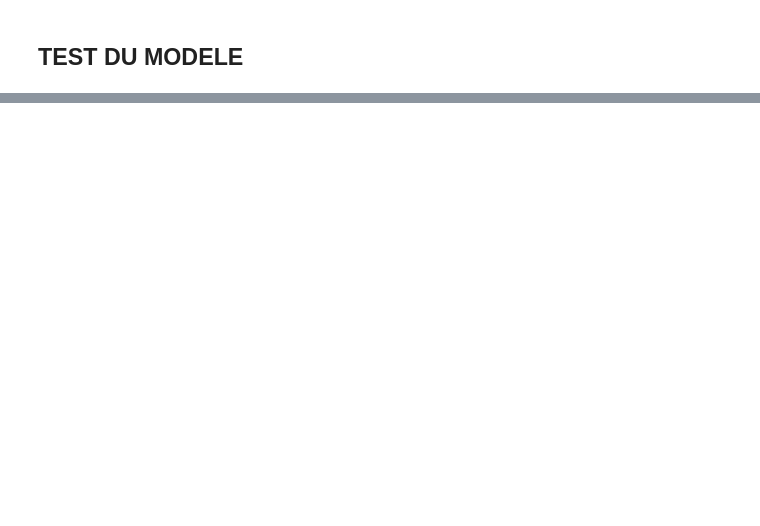
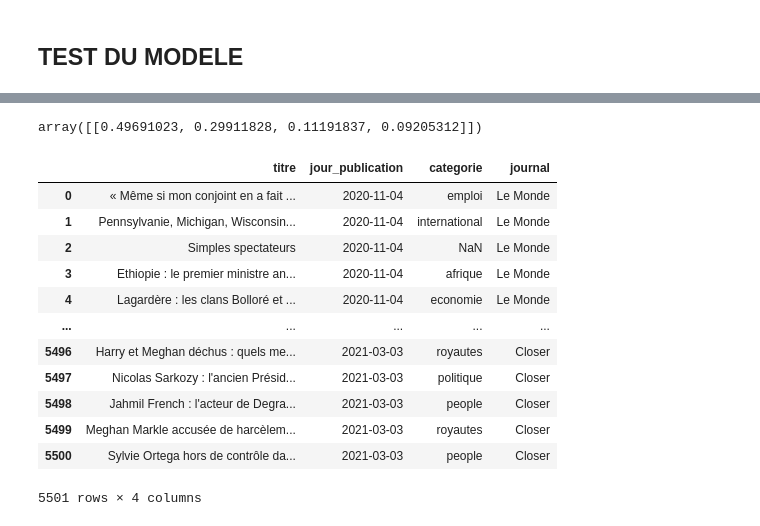
Before and after one commit to ludivinesarlat/E2_Optimisation_classification, a Jupyter notebook: modelisation.ipynb, the cells around one changed output, grey strips where cells are left out. Saved outputs shown, nothing was run; the diff lists cells and outputs as text; code cells hidden in the pictures; blank space fills up the shorter version.

```diff
--- a/modelisation.ipynb
+++ b/modelisation.ipynb
@@ -596,0 +1040,23 @@ array([3], dtype=int64)
+# %%
+lr.predict_proba(query)
+# %% [output]
+array([[0.49691023, 0.29911828, 0.11191837, 0.09205312]])
+# %%
+# dataset 2
+
+df2= pd.read_csv('csv/data_cat2.csv')
+df2
+# %% [output]
+|  | titre | jour_publication | categorie | journal |
+| 0 | « Même si mon conjoint en a fait ... | 2020-11-04 | emploi | Le Monde |
+| 1 | Pennsylvanie, Michigan, Wisconsin... | 2020-11-04 | international | Le Monde |
+| 2 | Simples spectateurs | 2020-11-04 | NaN | Le Monde |
+| 3 | Ethiopie : le premier ministre an... | 2020-11-04 | afrique | Le Monde |
+| 4 | Lagardère : les clans Bolloré et ... | 2020-11-04 | economie | Le Monde |
+| ... | ... | ... | ... | ... |
+| 5496 | Harry et Meghan déchus : quels me... | 2021-03-03 | royautes | Closer |
+| 5497 | Nicolas Sarkozy : l'ancien Présid... | 2021-03-03 | politique | Closer |
+| 5498 | Jahmil French : l'acteur de Degra... | 2021-03-03 | people | Closer |
+| 5499 | Meghan Markle accusée de harcèlem... | 2021-03-03 | royautes | Closer |
+| 5500 | Sylvie Ortega hors de contrôle da... | 2021-03-03 | people | Closer |
+5501 rows × 4 columns
```
Also changed, not shown: parts of 92 cells of this notebook, 17 other files.
